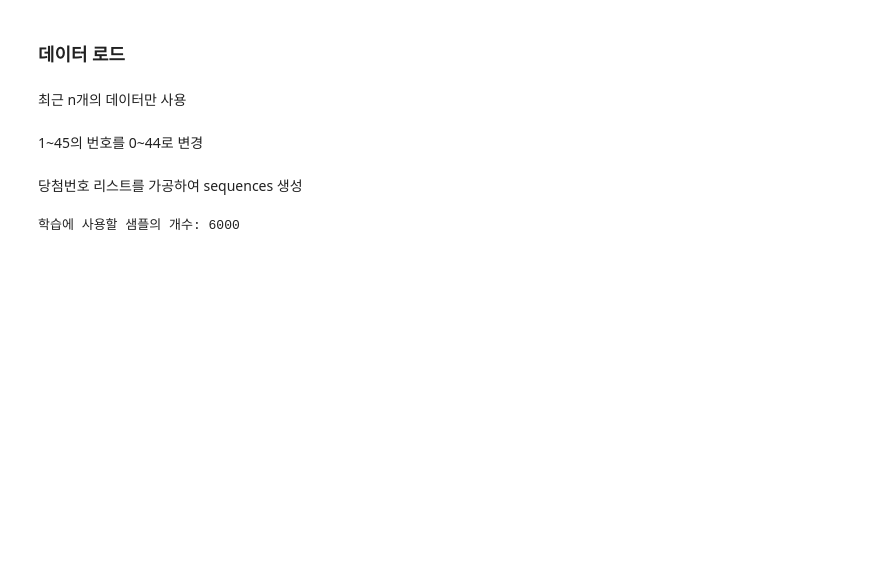
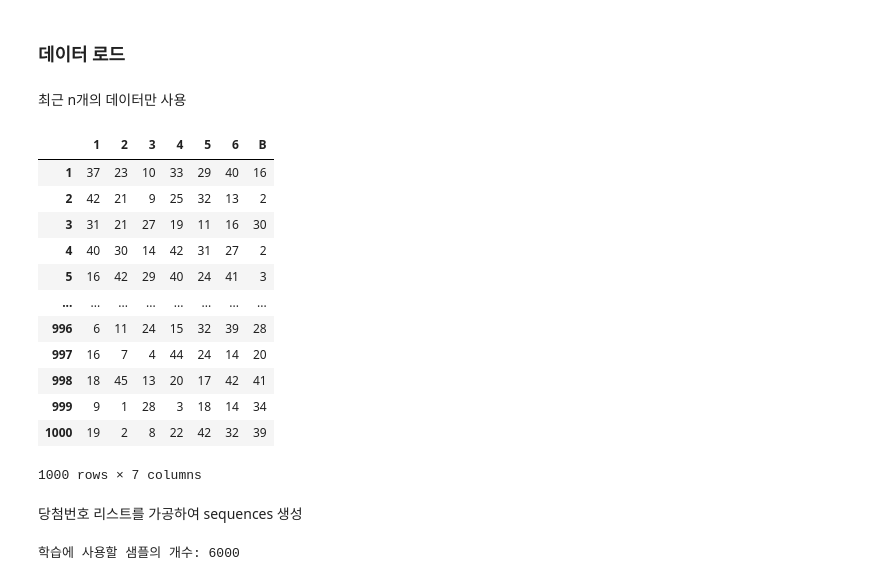
Before and after one commit to Joshua56/lottery_prediction, a Jupyter notebook: 로또 예측.ipynb, the cells around one changed output. Drawn from its saved outputs; the diff is of its cells as text; code cells hidden in the pictures; blank space fills up the shorter version.

```diff
--- a/로또 예측.ipynb
+++ b/로또 예측.ipynb
@@ -10,6 +10,4 @@ df = pd.read_csv("lotto_ord.csv", index_col=0) # 순서 포함
 # %% [markdown]
 최근 n개의 데이터만 사용
 # %%
-data = df[-200:]
+train = df#[-200:]
-# %% [markdown]
-1\~45의 번호를 0\~44로 변경
@@ -18,3 +14,19 @@ data = df - 1
+# %%
+train
+# %% [output]
+|  | 1 | 2 | 3 | 4 | 5 | 6 | B |
+| 1 | 37 | 23 | 10 | 33 | 29 | 40 | 16 |
+| 2 | 42 | 21 | 9 | 25 | 32 | 13 | 2 |
+| 3 | 31 | 21 | 27 | 19 | 11 | 16 | 30 |
+| 4 | 40 | 30 | 14 | 42 | 31 | 27 | 2 |
+| 5 | 16 | 42 | 29 | 40 | 24 | 41 | 3 |
+| ... | ... | ... | ... | ... | ... | ... | ... |
+| 996 | 6 | 11 | 24 | 15 | 32 | 39 | 28 |
+| 997 | 16 | 7 | 4 | 44 | 24 | 14 | 20 |
+| 998 | 18 | 45 | 13 | 20 | 17 | 42 | 41 |
+| 999 | 9 | 1 | 28 | 3 | 18 | 14 | 34 |
+| 1000 | 19 | 2 | 8 | 22 | 42 | 32 | 39 |
+1000 rows × 7 columns
 # %% [markdown]
 당첨번호 리스트를 가공하여 sequences 생성
 # %%
```
Also changed, not shown: parts of 13 cells of this notebook.
